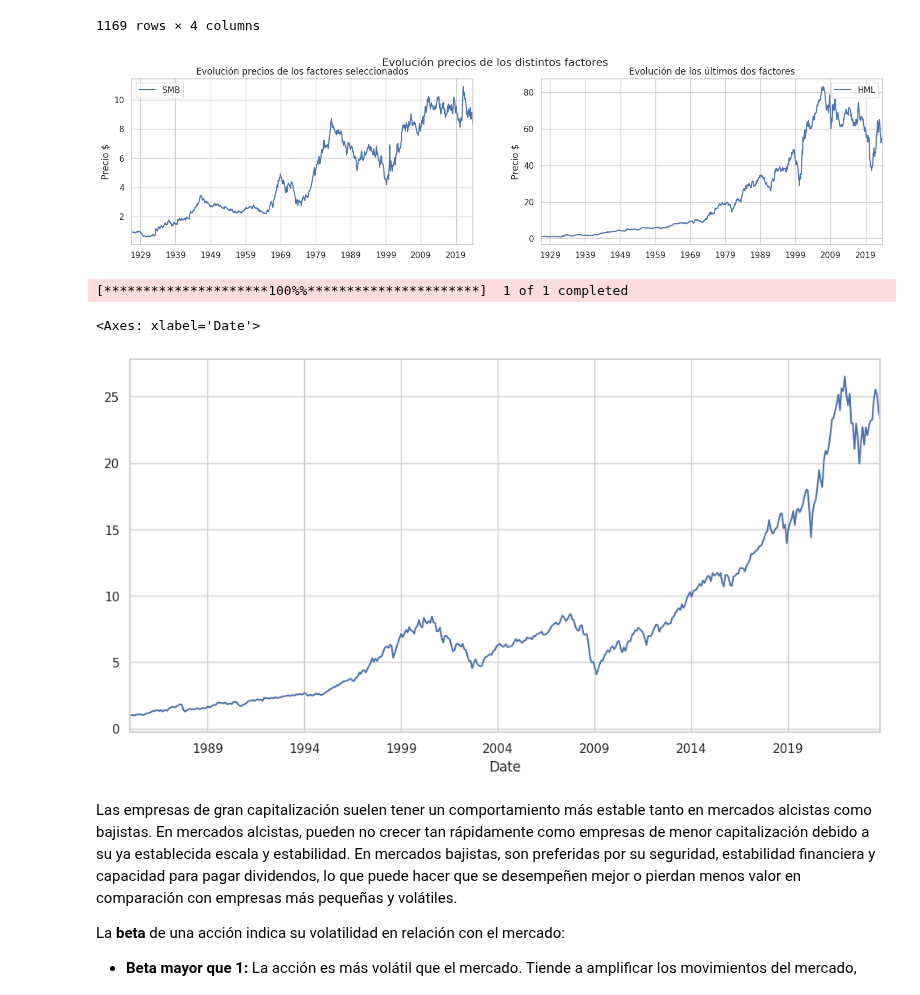
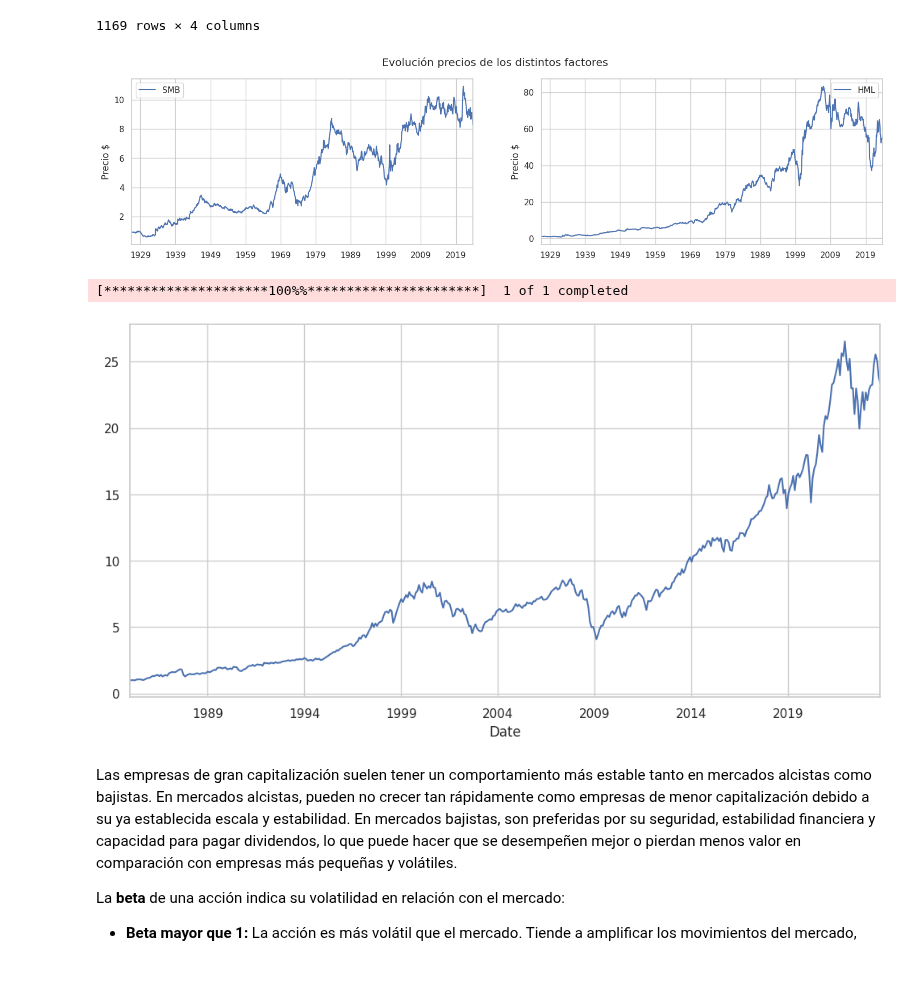
Before and after one commit to alfonso-santos/microcredencial-carteras-python-2023, a Jupyter notebook: Tema_5_APT/src/APT.ipynb, the cells around one changed output. Saved outputs shown, nothing was run; the diff lists cells and outputs as text; code cells hidden in the pictures.

```diff
--- a/Tema_5_APT/src/APT.ipynb
+++ b/Tema_5_APT/src/APT.ipynb
@@ -421,7 +409,8 @@ Name: Adj Close, Length: 107, dtype: float64
 # %% [markdown]
 **2- Nos bajamos los factores de un fichero ya descargado y limpio**
 # %%
-ff_factors = pd.read_csv('../data/F-F_Research_Data_Factors_monthly.csv', index_col=0, parse_dates=True)
+filepath ='https://raw.githubusercontent.com/alfonso-santos/microcredencial-carteras-python-2023/main/Tema_5_APT/data/F-F_Research_Data_Factors_monthly.csv'
+ff_factors = pd.read_csv(filepath , index_col=0, parse_dates=True)
 
 ff_factors
 # %% [output]
@@ -460,33 +449,36 @@ ff_factors
 precios_factors = np.exp(ff_factors.cumsum())
 # %%
 # Create a figure and a set of subplots with specific size
+from operator import le
+from matplotlib import legend
+
+
 fig, ax = plt.subplots(1, 2, figsize=(18, 4))
 
 # Plot the selected columns from your DataFrame on the first subplot
-precios_factors.iloc[:, 1:-2].plot(ax=ax[0])
-ax[0].set_title('Evolución precios de los factores seleccionados') # Optional: You can set titles for each subplot
+precios_factors.loc[:,'SMB'].plot(ax=ax[0], legend=True, label='SMB')
 ax[0].set_ylabel('Precio $')
 
 # Plot the last two columns from your DataFrame on the second subplot
-precios_factors.iloc[:, -2:-1].plot(ax=ax[1])
-ax[1].set_title('Evolución de los últimos dos factores') # Optional
+precios_factors.loc[:, 'HML'].plot(ax=ax[1], legend=True, label='HML')
 ax[1].set_ylabel('Precio $')
 
 # You can set a general title for the figure with fig.suptitle
 fig.suptitle('Evolución precios de los distintos factores')
 
+
 plt.show();
 # %% [output]
-[figure, old version]
+[figure, new version]
 # %%
 sp500 = yf.download('^GSPC', start=precios_factors.index[0], end=precios_factors.index[-1], interval='1mo')['Adj Close']
 # %% [output]
 [*********************100%%**********************]  1 of 1 completed
 # %%
-
+# Veamos la evolución de los precios del S&P 500
 (sp500/sp500[0]).plot(figsize=(12,6))
+plt.show()
 # %% [output]
-<Axes: xlabel='Date'>
 [figure]
 # %% [markdown]
 Las empresas de gran capitalización suelen tener un comportamiento más estable tanto en mercados alcistas como bajistas. En mercados alcistas, pueden no crecer tan rápidamente como empresas de menor capitalización debido a su ya establecida escala y estabilidad. En mercados bajistas, son preferidas por su seguridad, estabilidad financiera y capacidad para pagar dividendos, lo que puede hacer que se desempeñen mejor o pierdan menos valor en comparación con empresas más pequeñas y volátiles.
```
Also changed, not shown: parts of 13 cells of this notebook, 2 other files.
